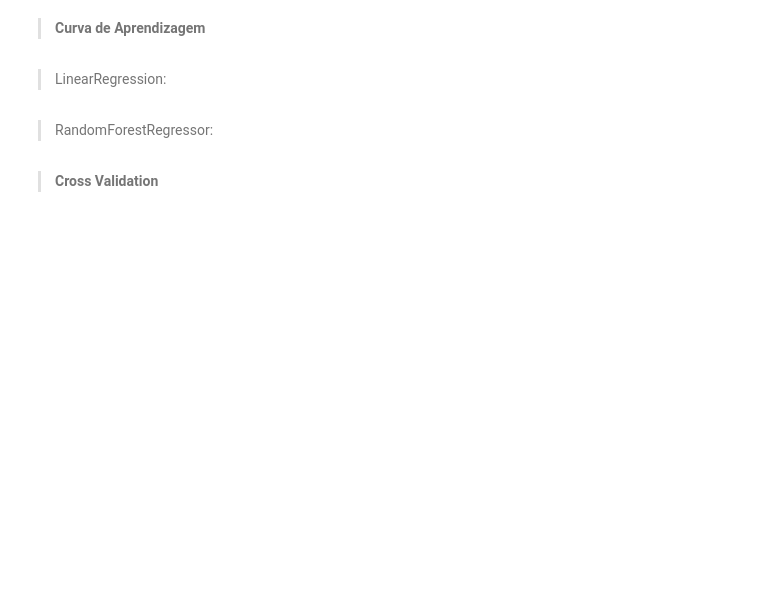
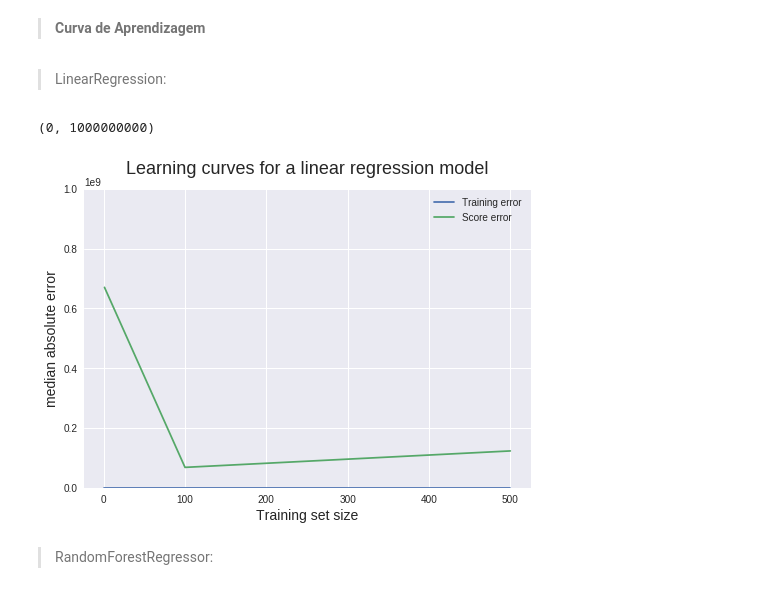
Before and after one commit to GoncNeto/Data-Science, a Jupyter notebook: Desafio.ipynb, the cells around one changed output. Cells and saved outputs as stored; diff of their text form; code cells hidden in the pictures; blank space fills up the shorter version.

```diff
--- a/Desafio.ipynb
+++ b/Desafio.ipynb
@@ -143,26 +138,34 @@ import matplotlib.pyplot as plt
 from sklearn.linear_model import LinearRegression
 from sklearn.model_selection import learning_curve
 from sklearn.ensemble import RandomForestRegressor
-from sklearn.metrics import mean_squared_error, r2_score
 
-train_sizes = [1, 100, 500, 1500, 3000, 4000]
+train_sizes = [1, 100, 500]
+
 
 # Create CV training and test scores for various training set sizes
-train_sizes, score_train, score_test = learning_curve(LinearRegression(),
-                                                        X,
-                                                        target,
+train_sizes, score_train, score_test = learning_curve(estimator = LinearRegression(),
+                                                        X = movies_dbb,
+                                                        y = target,
+                                                        train_sizes = train_sizes,
                                                         # Number of folds in cross-validation
                                                         cv=10,
                                                         # Evaluation metric
-                                                        scoring = 'mean_squared_error')
+                                                        scoring = 'neg_median_absolute_error')
 
 # Create CV training and test scores for various training set sizes
-train_sizes2, score_train2, score_test2 = learning_curve(RandomForestRegressor(),
-                                                        X,
-                                                        target,
+train_sizes2, score_train2, score_test2 = learning_curve(estimator = RandomForestRegressor(),
+                                                        X = movies_dbb,
+                                                        y = target,
+                                                        train_sizes = train_sizes,
                                                         # Number of folds in cross-validation
                                                         cv=10,
                                                         # Evaluation metric
-                                                        scoring = 'mean_squared_error')
+                                                        scoring = 'neg_median_absolute_error')
+# %%
+score_train_mean = -score_train.mean(axis = 1)
+score_test_mean = -score_test.mean(axis = 1)
+
+score_train_mean2 = -score_train2.mean(axis = 1)
+score_test_mean2 = -score_test2.mean(axis = 1)
 # %% [markdown]
 >LinearRegression:
@@ -193,2 +172,20 @@ plt.show()
+# %%
+import matplotlib.pyplot as plt
+
+%matplotlib inline
+
+plt.style.use('seaborn')
+
+plt.plot(train_sizes, score_train_mean, label = 'Training error')
+plt.plot(train_sizes, score_test_mean, label = 'Score error')
+
+plt.ylabel('median absolute error', fontsize = 14)
+plt.xlabel('Training set size', fontsize = 14)
+plt.title('Learning curves for a linear regression model', fontsize = 18, y = 1.03)
+plt.legend()
+plt.ylim(0,1000000000)
+# %% [output]
+(0, 1000000000)
+[figure, added]
 # %% [markdown]
 >RandomForestRegressor:
@@ -217,2 +191,0 @@ plt.show()
-# %% [markdown]
->**Cross Validation**
```
Also changed, not shown: parts of 22 cells of this notebook.
